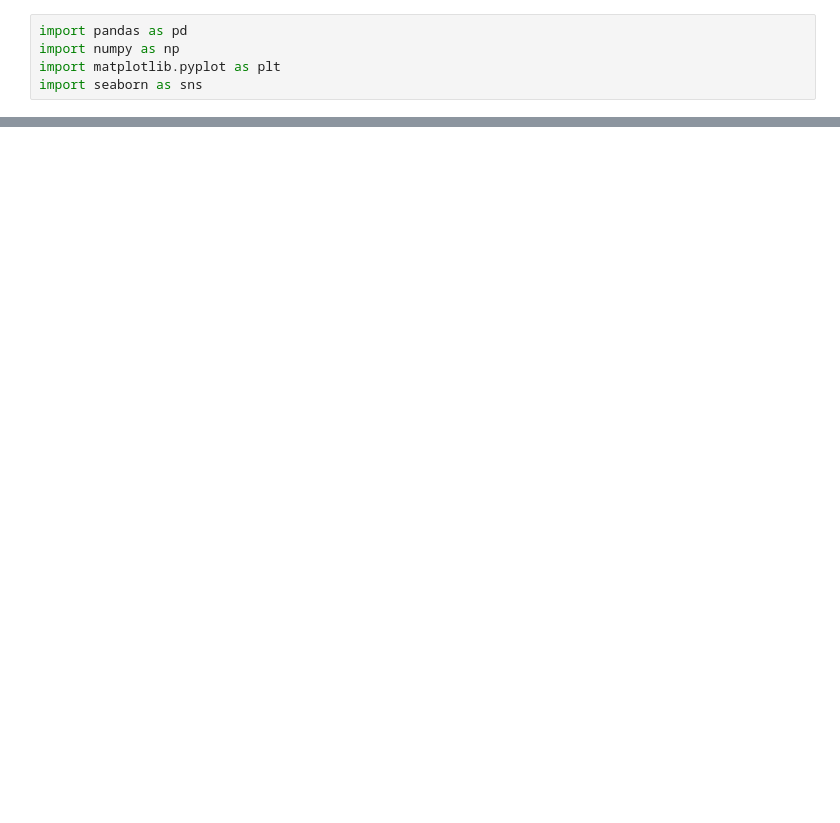
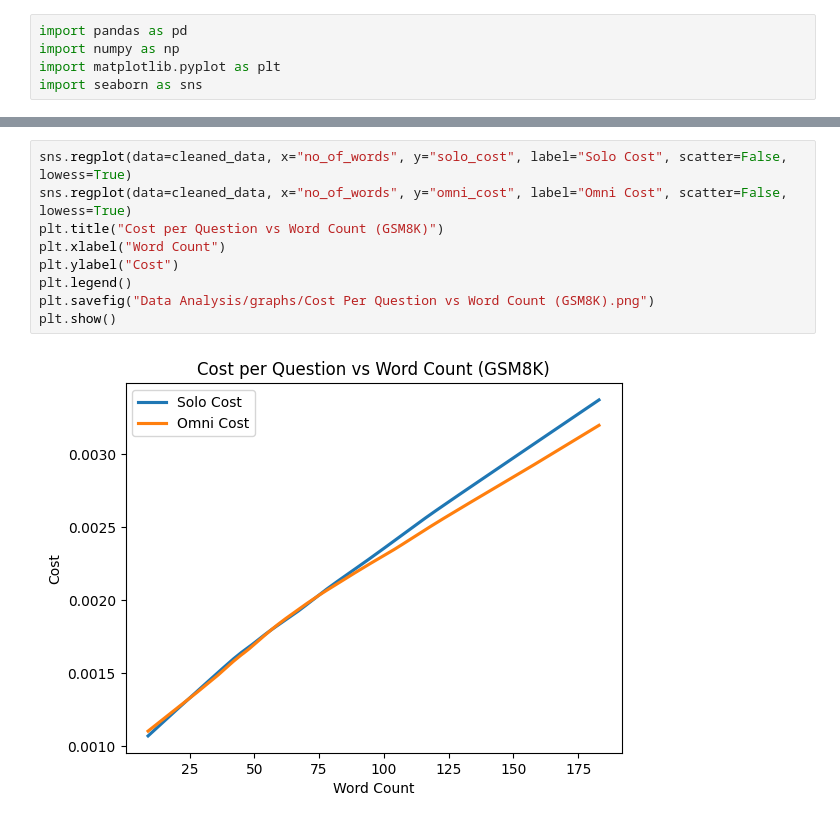
Before and after one commit to ChetanKrishna07/omni-model-chat, a Jupyter notebook: EDA.ipynb, the cells around one changed output, grey strips where cells are left out. Saved outputs shown, nothing was run; the diff lists cells and outputs as text; blank space fills up the shorter version.

```diff
--- a/EDA.ipynb
+++ b/EDA.ipynb
@@ -58,0 +120,11 @@ gsm_8k_df.head()
+# %%
+sns.regplot(data=cleaned_data, x="no_of_words", y="solo_cost", label="Solo Cost", scatter=False, lowess=True)
+sns.regplot(data=cleaned_data, x="no_of_words", y="omni_cost", label="Omni Cost", scatter=False, lowess=True)
+plt.title("Cost per Question vs Word Count (GSM8K)")
+plt.xlabel("Word Count")
+plt.ylabel("Cost")
+plt.legend()
+plt.savefig("Data Analysis/graphs/Cost Per Question vs Word Count (GSM8K).png")
+plt.show()
+# %% [output]
+[figure, added]
```
Also changed, not shown: parts of 26 cells of this notebook, 9 other files.
